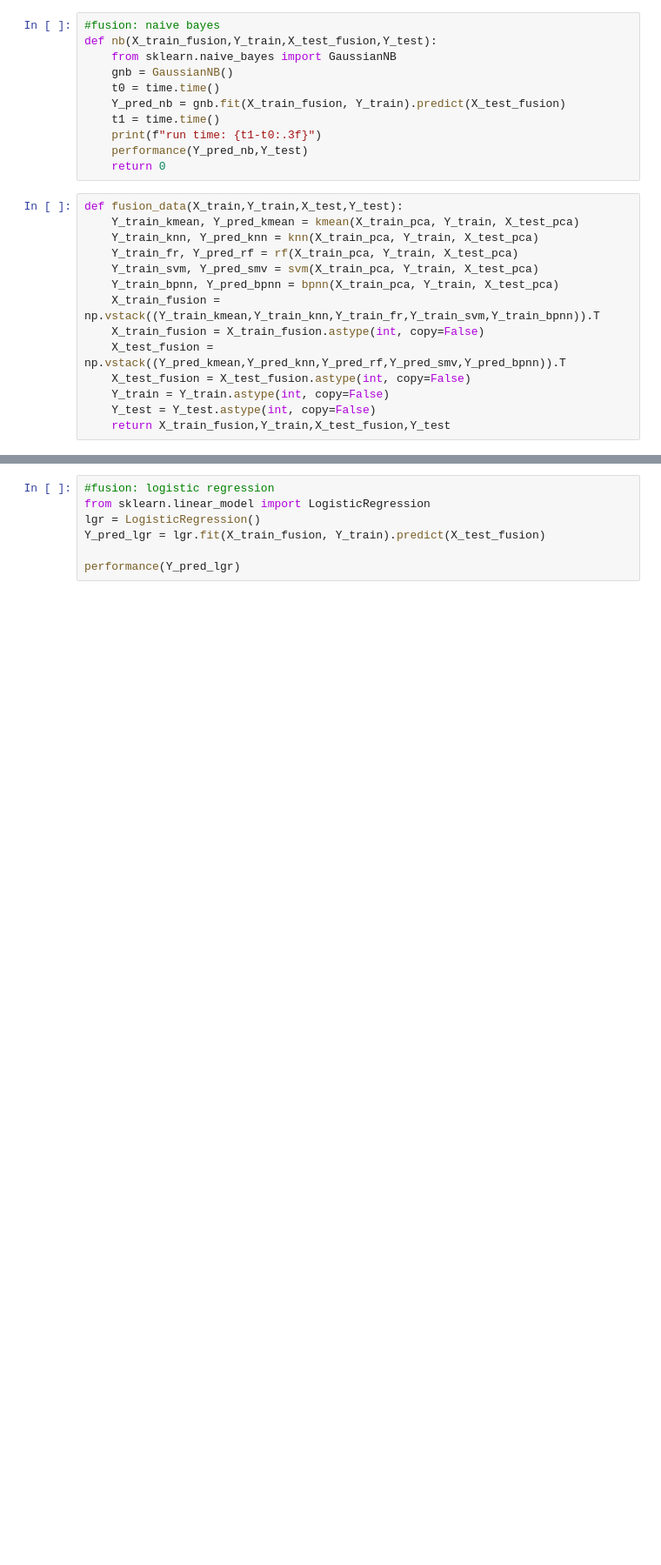
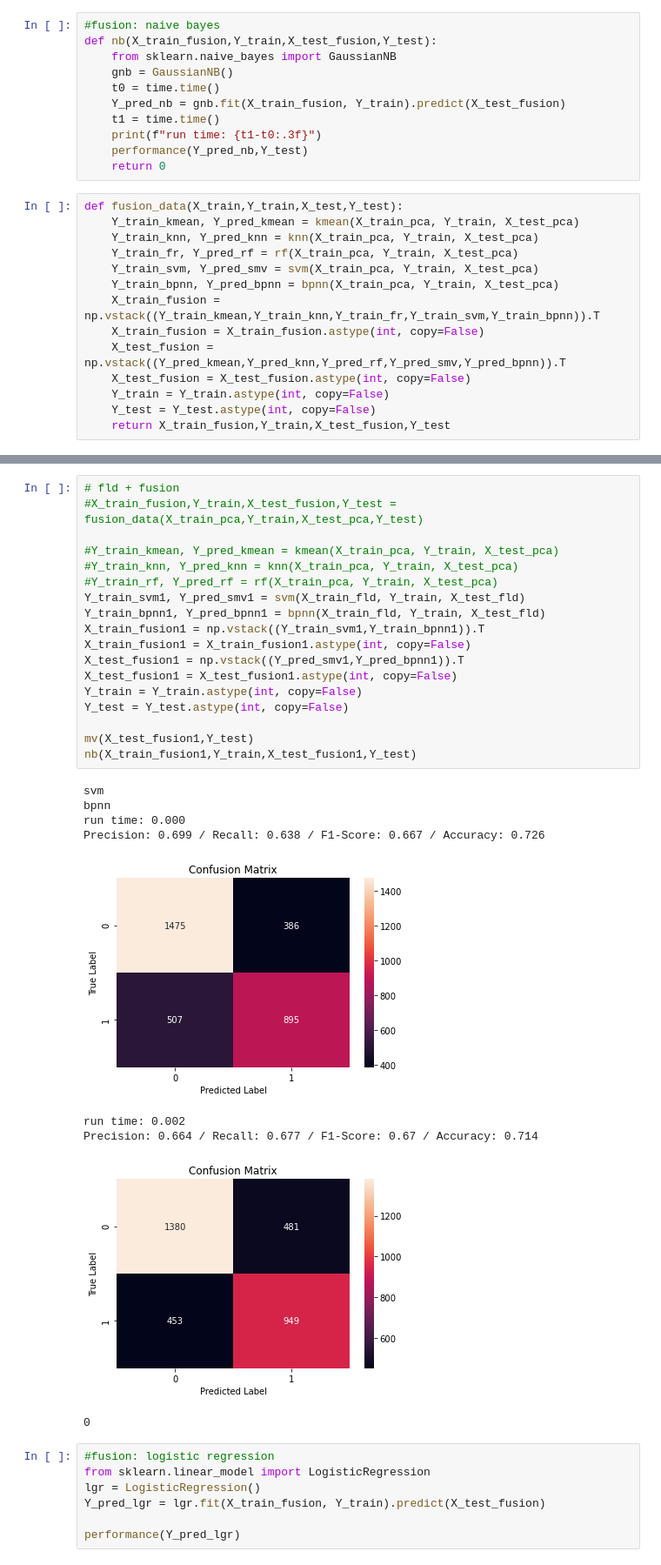
Before and after one commit to TannerFry/CS522-Final-Project, a Jupyter notebook: fusion.ipynb, the cells around one changed output, grey strips where cells are left out. Shown: that part at 87% size. Cells and saved outputs as stored; diff of their text form; blank space fills up the shorter version.

```diff
--- a/fusion.ipynb
+++ b/fusion.ipynb
@@ -164,3 +157,31 @@ bpnn
+# %%
+# fld + fusion
+#X_train_fusion,Y_train,X_test_fusion,Y_test = fusion_data(X_train_pca,Y_train,X_test_pca,Y_test)
+
+#Y_train_kmean, Y_pred_kmean = kmean(X_train_pca, Y_train, X_test_pca)
+#Y_train_knn, Y_pred_knn = knn(X_train_pca, Y_train, X_test_pca)
+#Y_train_rf, Y_pred_rf = rf(X_train_pca, Y_train, X_test_pca)
+Y_train_svm1, Y_pred_smv1 = svm(X_train_fld, Y_train, X_test_fld)
+Y_train_bpnn1, Y_pred_bpnn1 = bpnn(X_train_fld, Y_train, X_test_fld)
+X_train_fusion1 = np.vstack((Y_train_svm1,Y_train_bpnn1)).T
+X_train_fusion1 = X_train_fusion1.astype(int, copy=False)
+X_test_fusion1 = np.vstack((Y_pred_smv1,Y_pred_bpnn1)).T
+X_test_fusion1 = X_test_fusion1.astype(int, copy=False)
+Y_train = Y_train.astype(int, copy=False)
+Y_test = Y_test.astype(int, copy=False)
+
+mv(X_test_fusion1,Y_test)
+nb(X_train_fusion1,Y_train,X_test_fusion1,Y_test)
+# %% [output]
+svm
+bpnn
+run time: 0.000
+Precision: 0.699 / Recall: 0.638 / F1-Score: 0.667 / Accuracy: 0.726
+[figure, added]
+run time: 0.002
+Precision: 0.664 / Recall: 0.677 / F1-Score: 0.67 / Accuracy: 0.714
+[figure, added]
+0
 # %%
 #fusion: logistic regression
 from sklearn.linear_model import LogisticRegression
```
Also changed, not shown: parts of 3 cells of this notebook, 1 other file.
